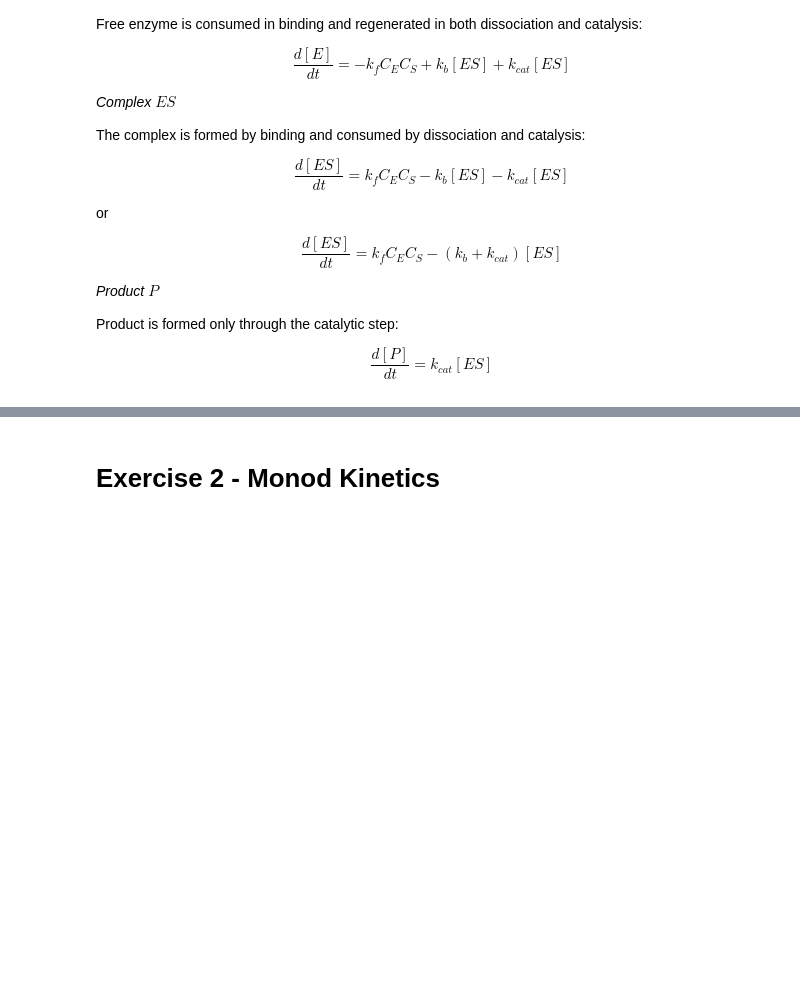
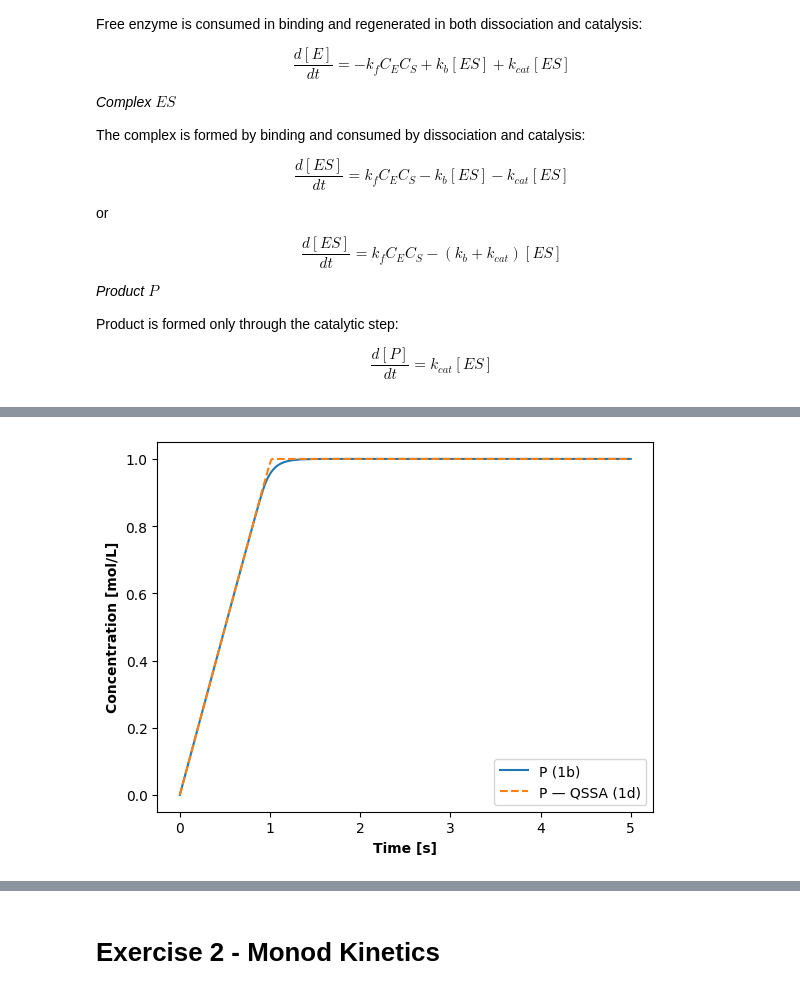
Before and after one commit to vicollari/bioreactor_simulation, a Jupyter notebook: bioreactor_simulation/exercise2.ipynb, the cells around one changed output, grey strips where cells are left out. Saved outputs shown, nothing was run; the diff lists cells and outputs as text; code cells hidden in the pictures; blank space fills up the shorter version.

```diff
--- a/bioreactor_simulation/exercise2.ipynb
+++ b/bioreactor_simulation/exercise2.ipynb
@@ -109,0 +323,58 @@ $$
+# %%
+import numpy as np
+from scipy.integrate import odeint
+from matplotlib import pyplot as plt
+
+def equations(variables,t):
+    E, S, ES, P = variables
+    kb = 20 #s-1
+    kf = 10000 #L/mol.s
+    kcat = 10 #s-1
+    dE_dt = kb * ES - kf * E * S + kcat * ES
+    dS_dt = kb * ES - kf * E * S
+    dES_dt = kf * E * S - kb * ES - kcat * ES
+    dP_dt = kcat * ES
+    return dE_dt, dS_dt, dES_dt, dP_dt
+
+E0 = 0.1 #mol/L
+S0 = 1 #mol/L
+ES0 = P0 =  0 #mol/L
+initial_conditions = [E0, S0, ES0, P0]
+
+t=np.linspace(start=0, stop=5, num=1000)
+
+results = odeint(equations, initial_conditions, t)
+
+E, S, ES, P = results.T
+
+
+def equations_QSSA(variables,t):
+    S, P = variables
+    kb = 20 #s-1
+    kf = 10000 #L/mol.s
+    kcat = 10 #s-1
+    ES = (kf * E0 * S)/(kcat+ kb + S * kf)
+    E = E0 - ES
+    dS_dt = kb * ES - kf * E * S
+    dP_dt = kcat * ES
+    return dS_dt, dP_dt
+
+E0 = 0.1 #mol/L
+S0 = 1 #mol/L
+P0 =  0 #mol/L
+initial_conditions = [S0, P0]
+
+
+t=np.linspace(start=0, stop=5, num=1000)
+
+results_QSSA = odeint(equations_QSSA, initial_conditions, t)
+P_QSSA = results_QSSA.T[1]
+
+plt.plot(t, P, label="P (1b)")
+plt.plot(t, P_QSSA, label="P — QSSA (1d)", linestyle="--")
+plt.xlabel("Time [s]", fontweight="bold")
+plt.ylabel("Concentration [mol/L]", fontweight="bold")
+plt.legend()
+plt.show()
+# %% [output]
+[figure, added]
```
Also changed, not shown: parts of 13 cells of this notebook.
